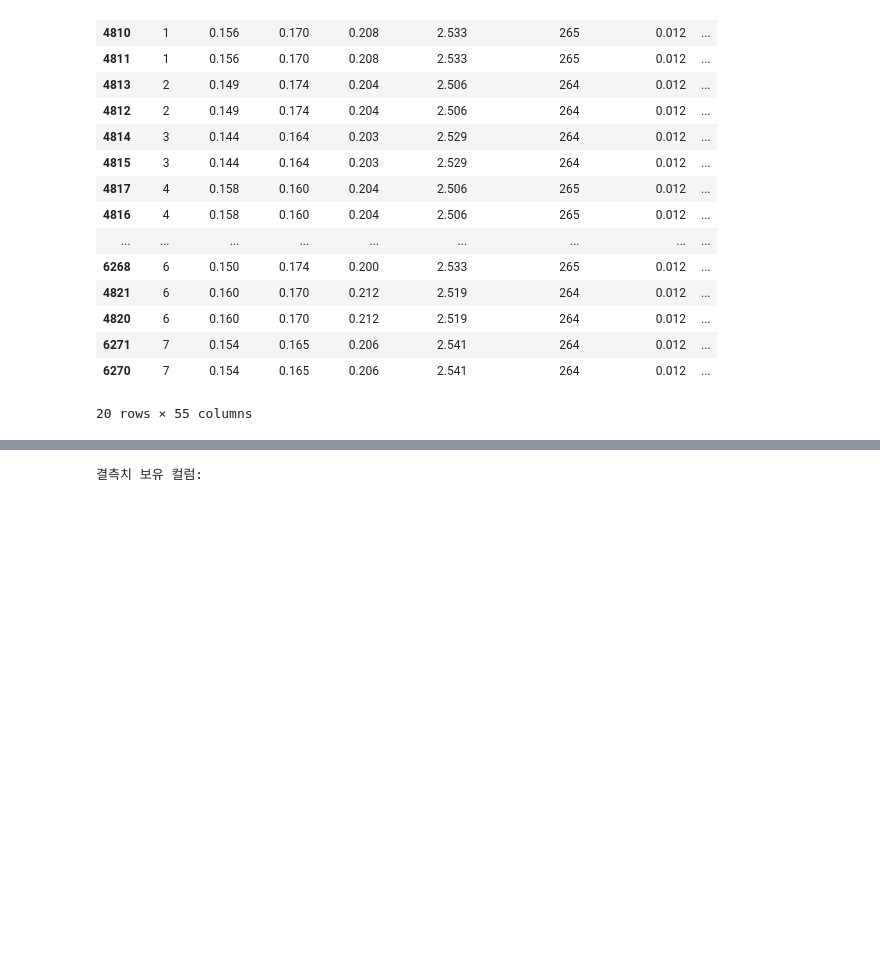
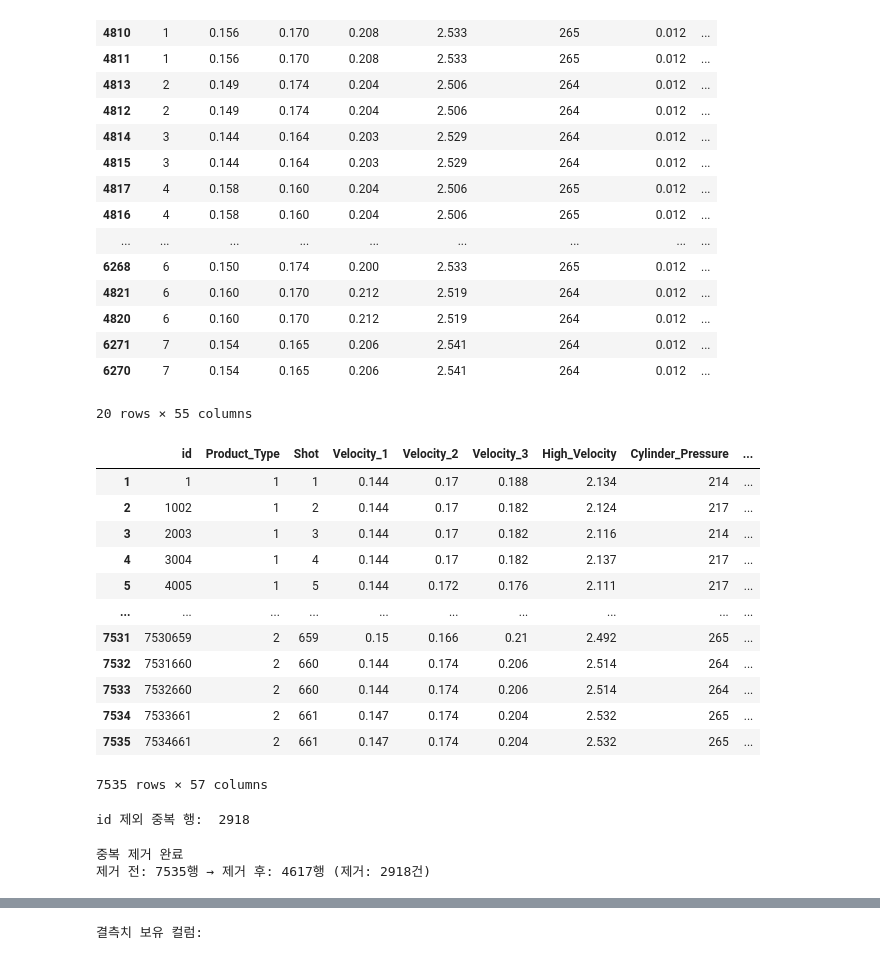
Before and after one commit to heeso0908/hotsix, a Jupyter notebook: notebooks/박수빈/test.ipynb, the cells around one changed output, grey strips where cells are left out. Cells and saved outputs as stored; diff of their text form; code cells hidden in the pictures; blank space fills up the shorter version.

Commit message:
High_Velocity 이상치 제거, 중복 제거 전처리 진행한 df_clean 생성 및 저장

```diff
--- a/notebooks/박수빈/test.ipynb
+++ b/notebooks/박수빈/test.ipynb
@@ -639,3 +639,41 @@ duplicated_rows.sort_values(by = 'Shot').head(20)
 | 6271 | 7 | 0.154 | 0.165 | 0.206 | 2.541 | 264 | 0.012 | ... |
 | 6270 | 7 | 0.154 | 0.165 | 0.206 | 2.541 | 264 | 0.012 | ... |
 20 rows × 55 columns
+# %%
+# 중복 제거한 원본 df -> df_clean
+df_clean = df.copy()
+# %%
+# 멀티헤더 -> 단일헤더
+header = df_clean.iloc[0]
+df_clean.rename(columns = header, inplace = True)
+df_clean = df_clean.iloc[1:]
+df_clean
+# %% [output]
+|  | id | Product_Type | Shot | Velocity_1 | Velocity_2 | Velocity_3 | High_Velocity | Cylinder_Pressure | ... |
+| 1 | 1 | 1 | 1 | 0.144 | 0.17 | 0.188 | 2.134 | 214 | ... |
+| 2 | 1002 | 1 | 2 | 0.144 | 0.17 | 0.182 | 2.124 | 217 | ... |
+| 3 | 2003 | 1 | 3 | 0.144 | 0.17 | 0.182 | 2.116 | 214 | ... |
+| 4 | 3004 | 1 | 4 | 0.144 | 0.17 | 0.182 | 2.137 | 217 | ... |
+| 5 | 4005 | 1 | 5 | 0.144 | 0.172 | 0.176 | 2.111 | 217 | ... |
+| ... | ... | ... | ... | ... | ... | ... | ... | ... | ... |
+| 7531 | 7530659 | 2 | 659 | 0.15 | 0.166 | 0.21 | 2.492 | 265 | ... |
+| 7532 | 7531660 | 2 | 660 | 0.144 | 0.174 | 0.206 | 2.514 | 264 | ... |
+| 7533 | 7532660 | 2 | 660 | 0.144 | 0.174 | 0.206 | 2.514 | 264 | ... |
+| 7534 | 7533661 | 2 | 661 | 0.147 | 0.174 | 0.204 | 2.532 | 265 | ... |
+| 7535 | 7534661 | 2 | 661 | 0.147 | 0.174 | 0.204 | 2.532 | 265 | ... |
+7535 rows × 57 columns
+# %%
+# id를 제외한 실질적 중복
+print("id 제외 중복 행: ", df_clean.drop(columns = ['id']).duplicated().sum())
+# %% [output]
+id 제외 중복 행:  2918
+# %%
+before = df_clean.shape[0]
+dedup_cols = [c for c in df_clean.columns if c != 'id']
+df_clean = df_clean.drop_duplicates(subset = dedup_cols, keep = "first").reset_index(drop = True)
+
+print(f"중복 제거 완료")
+print(f"제거 전: {before}행 → 제거 후: {df_clean.shape[0]}행 (제거: {before - df_clean.shape[0]}건)")
+# %% [output]
+중복 제거 완료
+제거 전: 7535행 → 제거 후: 4617행 (제거: 2918건)
```
Also changed, not shown: parts of 6 cells of this notebook, 1 other file.
